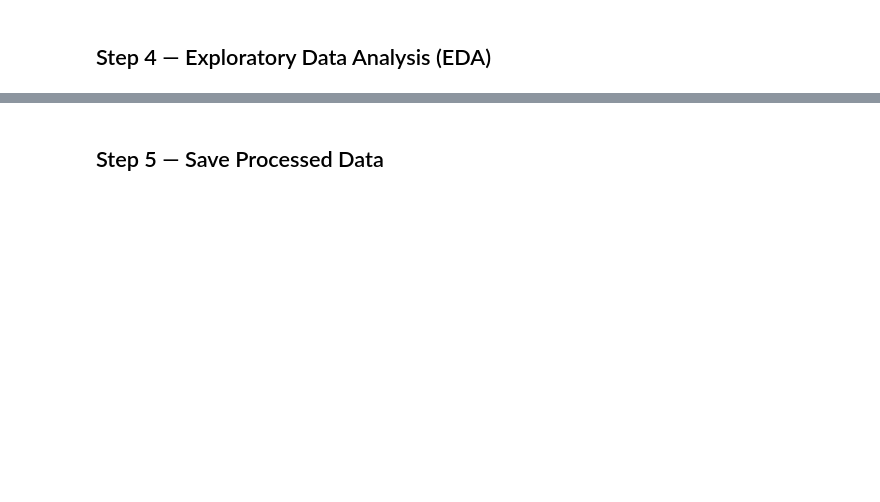
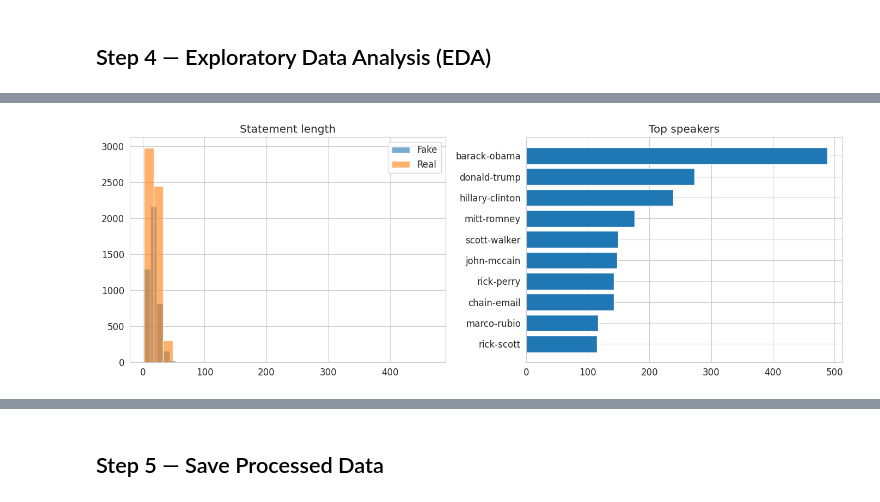
Before and after one commit to pragati523/fake-news-graph-ml, a Jupyter notebook: 01_data_exploration.ipynb, the cells around one changed output, grey strips where cells are left out. Drawn from its saved outputs; the diff is of its cells as text; code cells hidden in the pictures; blank space fills up the shorter version.

```diff
--- a/01_data_exploration.ipynb
+++ b/01_data_exploration.ipynb
@@ -107,26 +173,23 @@ print('📊 Plot saved as label_distribution.png')
 # %%
-# Statement length analysis
 train_df['stmt_len'] = train_df['statement'].apply(lambda x: len(x.split()))
 
 fig, axes = plt.subplots(1, 2, figsize=(14, 5))
 
-# Length distribution by label
 fake_lens = train_df[train_df.binary_label==1]['stmt_len']
 real_lens = train_df[train_df.binary_label==0]['stmt_len']
-axes[0].hist(fake_lens, bins=30, alpha=0.6, color='#e74c3c', label='Fake', density=True)
-axes[0].hist(real_lens, bins=30, alpha=0.6, color='#2ecc71', label='Real', density=True)
-axes[0].set_title('Statement length distribution')
-axes[0].set_xlabel('Word count')
-axes[0].set_ylabel('Density')
+
+axes[0].hist(fake_lens, bins=30, alpha=0.6, label='Fake')
+axes[0].hist(real_lens, bins=30, alpha=0.6, label='Real')
 axes[0].legend()
+axes[0].set_title('Statement length')
 
 # Top speakers
 top_speakers = train_df['speaker'].value_counts().head(10)
-axes[1].barh(top_speakers.index[::-1], top_speakers.values[::-1], color='#3498db')
-axes[1].set_title('Top 10 speakers')
-axes[1].set_xlabel('Statement count')
+axes[1].barh(top_speakers.index[::-1], top_speakers.values[::-1])
+axes[1].set_title('Top speakers')
 
 plt.tight_layout()
-plt.savefig('statement_analysis.png', dpi=150, bbox_inches='tight')
 plt.show()
+# %% [output]
+[figure, added]
 # %%
```
Also changed, not shown: parts of 13 cells of this notebook, 22 other files.
